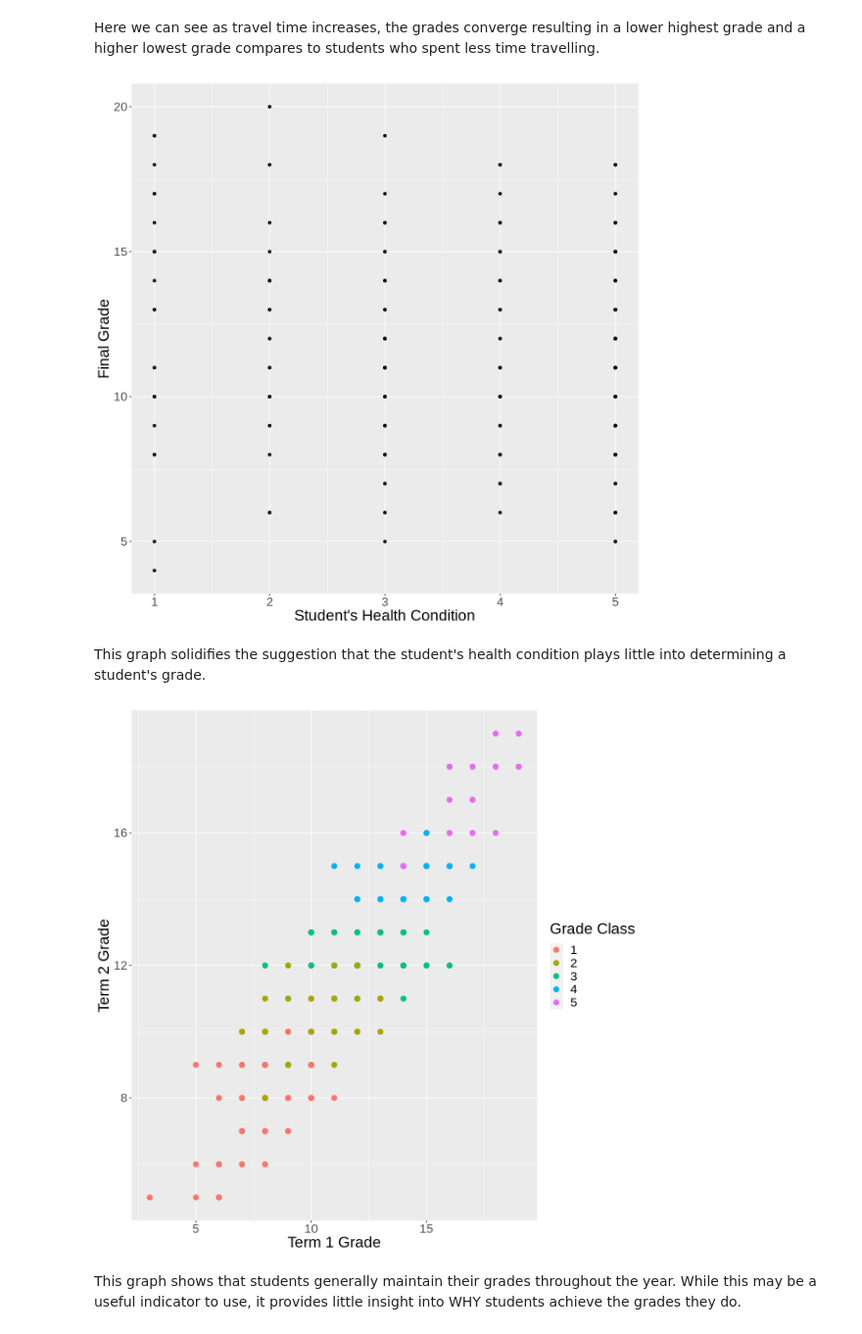
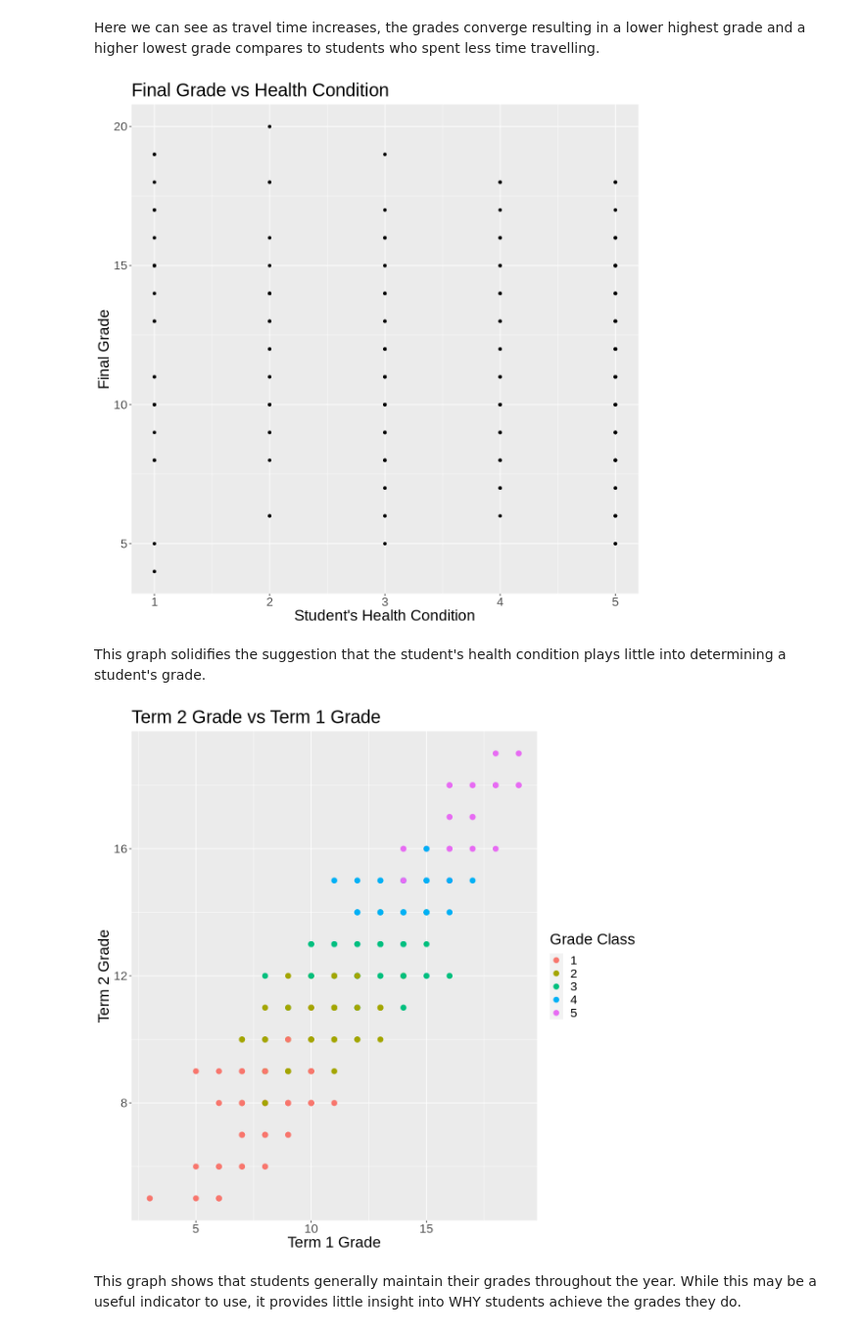
Before and after one commit to FelixNg21/DSCI100-project, a Jupyter notebook: Classification work.ipynb, the cells around one changed output. Shown at 98% size. Drawn from its saved outputs; the diff is of its cells as text; code cells hidden in the pictures.

```diff
--- a/Classification work.ipynb
+++ b/Classification work.ipynb
@@ -334,20 +334,22 @@ Here we can see as travel time increases, the grades converge resulting in a low
 student_plot9 <- ggplot(student_train, aes(x = health, y = G3)) +
     geom_point() +
     labs(x = "Student's Health Condition" , y = "Final Grade") +
-    theme(text = element_text(size = 20))
+    theme(text = element_text(size = 20)) +
+    ggtitle("Final Grade vs Health Condition")
 student_plot9
 # %% [output]
-[figure, old version]
+[figure, new version]
 # %% [markdown]
 This graph solidifies the suggestion that the student's health condition plays little into determining a student's grade.
 # %%
 student_plot10 <- ggplot(student_train, aes(x = G1, y = G2, fill = label)) +
     geom_point(aes(color = label), size = 3) +
     labs(x = "Term 1 Grade" , y = "Term 2 Grade", fill = "Grade Class", color = "Grade Class") +
-    theme(text = element_text(size = 20))
+    theme(text = element_text(size = 20)) +
+    ggtitle("Term 2 Grade vs Term 1 Grade")
 student_plot10
 # %% [output]
-[figure, old version]
+[figure, new version]
 # %% [markdown]
 This graph shows that students generally maintain their grades throughout the year. While this may be a useful indicator to use, it provides little insight into WHY students achieve the grades they do.
 # %% [markdown]
```
Also changed, not shown: parts of 3 cells of this notebook.
